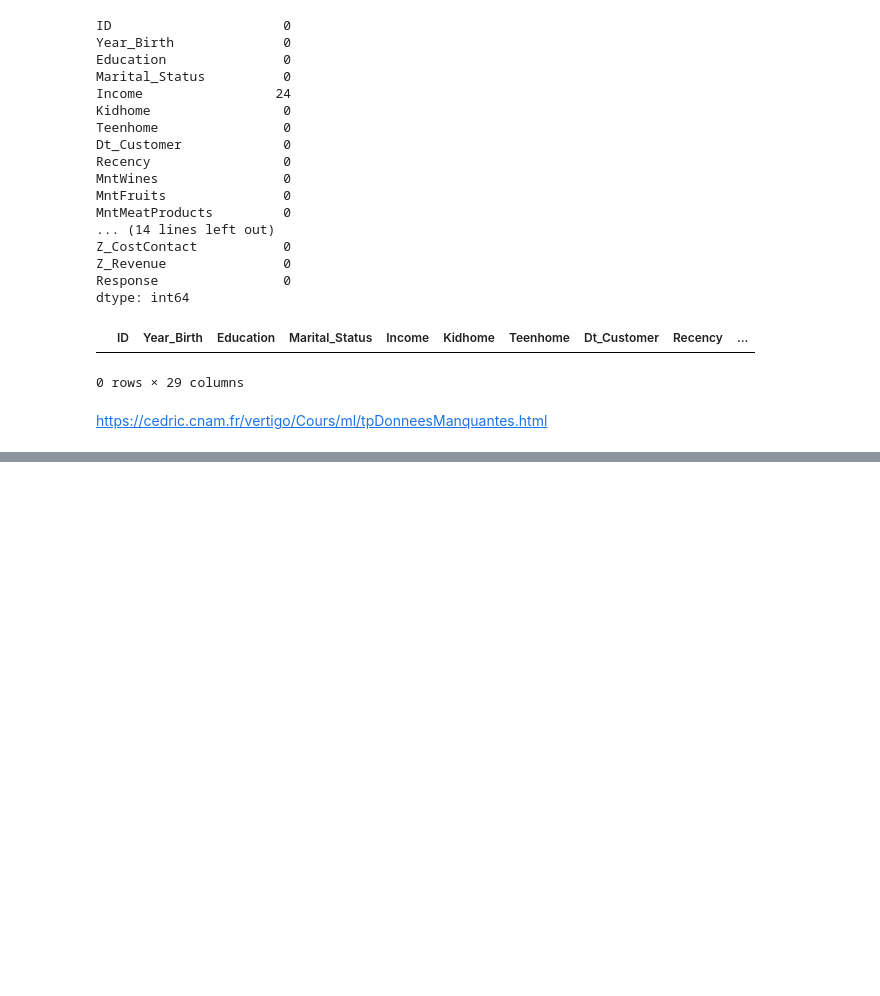
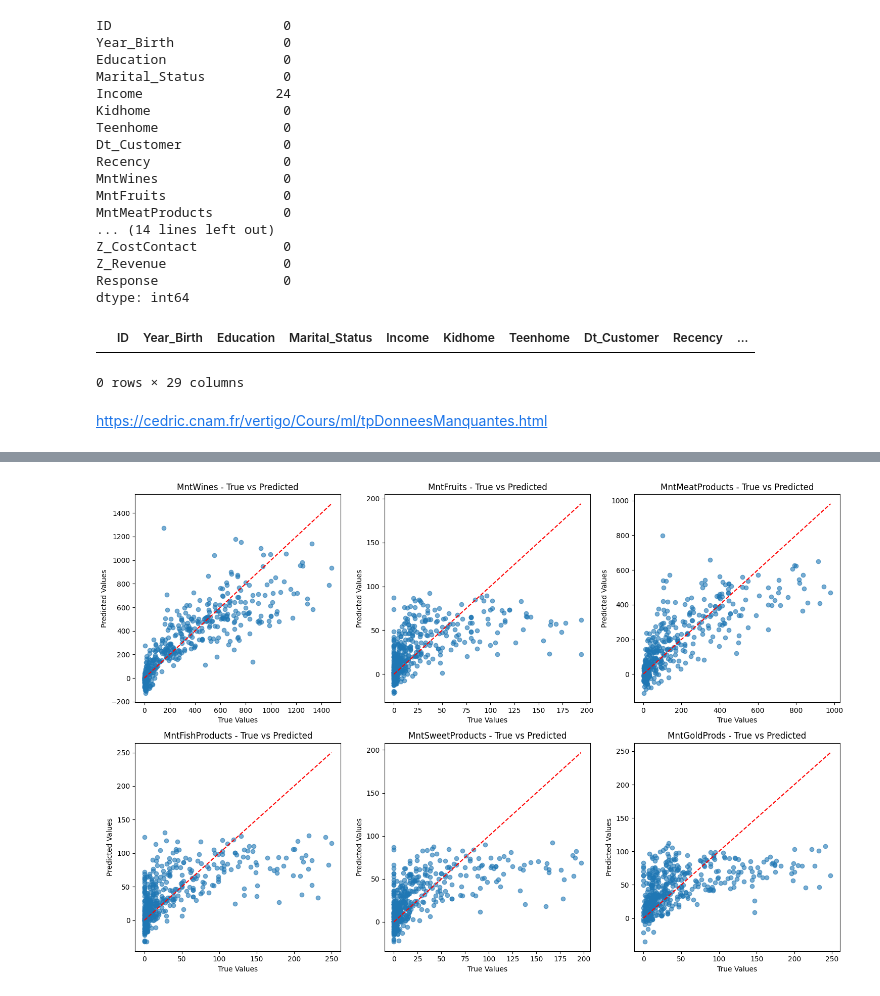
Before and after one commit to Jmuhleman/BUI_2024, a Jupyter notebook: projet/exploration.ipynb, the cells around one changed output, grey strips where cells are left out. Saved outputs shown, nothing was run; the diff lists cells and outputs as text; code cells hidden in the pictures; blank space fills up the shorter version.

```diff
--- a/projet/exploration.ipynb
+++ b/projet/exploration.ipynb
@@ -126,0 +170,83 @@ plt.show()
+# %%
+import numpy as np
+import pandas as pd
+from sklearn.impute import KNNImputer
+from sklearn.preprocessing import RobustScaler, OneHotEncoder
+from sklearn.compose import ColumnTransformer
+from sklearn.pipeline import Pipeline
+from sklearn.model_selection import train_test_split
+from sklearn.neural_network import MLPRegressor
+from sklearn.metrics import mean_squared_error, r2_score
+import matplotlib.pyplot as plt
+
+# Step 1: Define the target columns
+target_features = ['MntWines', 'MntFruits', 'MntMeatProducts', 'MntFishProducts', 'MntSweetProducts', 'MntGoldProds']
+
+# Step 2: Preprocessing pipeline
+
+# Define numeric columns (exclude the target variables and non-numeric columns)
+numeric_cols = data_df.select_dtypes(include='number').columns.tolist()
+numeric_cols = [col for col in numeric_cols if col not in target_features]
+
+# Define categorical columns
+categorical_cols = data_df.select_dtypes(exclude='number').columns.tolist()
+
+# Create a transformer for numeric columns (impute and scale)
+numeric_transformer = Pipeline(steps=[
+    ('imputer', KNNImputer(n_neighbors=3)),  # Imputation for missing values
+    ('scaler', RobustScaler())  # Robust scaling
+])
+
+# Create a transformer for categorical columns (one-hot encode)
+categorical_transformer = OneHotEncoder(handle_unknown='ignore', sparse_output=False)
+
+# Combine both transformations using ColumnTransformer
+preprocessor = ColumnTransformer(
+    transformers=[
+        ('num', numeric_transformer, numeric_cols),
+        ('cat', categorical_transformer, categorical_cols)
+    ])
+
+# Step 3: Prepare the data
+
+# Select features (X) and target (y)
+X = data_df.drop(columns=target_features)  # Features
+y = data_df[target_features]  # Target variables
+
+# Step 4: Split the dataset into training and testing sets (80% train, 20% test)
+X_train, X_test, y_train, y_test = train_test_split(X, y, test_size=0.2, random_state=42)
+
+# Step 5: Create a pipeline for the full process (Preprocessing + MLP)
+mlp_pipeline = Pipeline(steps=[
+    ('preprocessor', preprocessor),  # Apply preprocessing steps
+    ('mlp', MLPRegressor(hidden_layer_sizes=(50,), max_iter=500, random_state=42))  # MLP Model
+])
+
+# Step 6: Train the MLP model
+mlp_pipeline.fit(X_train, y_train)
+
+# Step 7: Make predictions on the test set
+y_pred = mlp_pipeline.predict(X_test)
+
+# Step 8: Evaluate the model's performance
+mse = mean_squared_error(y_test, y_pred)
+r2 = r2_score(y_test, y_pred)
+
+print(f'Mean Squared Error (MSE): {mse:.4f}')
+print(f'R² Score: {r2:.4f}')
+
+# Step 9: Visualize predictions vs true values for each target feature
+fig, axes = plt.subplots(2, 3, figsize=(15, 10))
+
+for i, feature in enumerate(target_features):
+    ax = axes[i // 3, i % 3]
+    ax.scatter(y_test[feature], y_pred[:, i], alpha=0.6)
+    ax.set_title(f'{feature} - True vs Predicted')
+    ax.set_xlabel('True Values')
+    ax.set_ylabel('Predicted Values')
+    ax.plot([y_test[feature].min(), y_test[feature].max()],
+            [y_test[feature].min(), y_test[feature].max()], color='red', linestyle='--')
+
+plt.tight_layout()
+plt.show()
+# %% [output]
@@ -126,0 +255 @@ plt.show()
+[figure, added]
```
Also changed, not shown: parts of 8 cells of this notebook.
